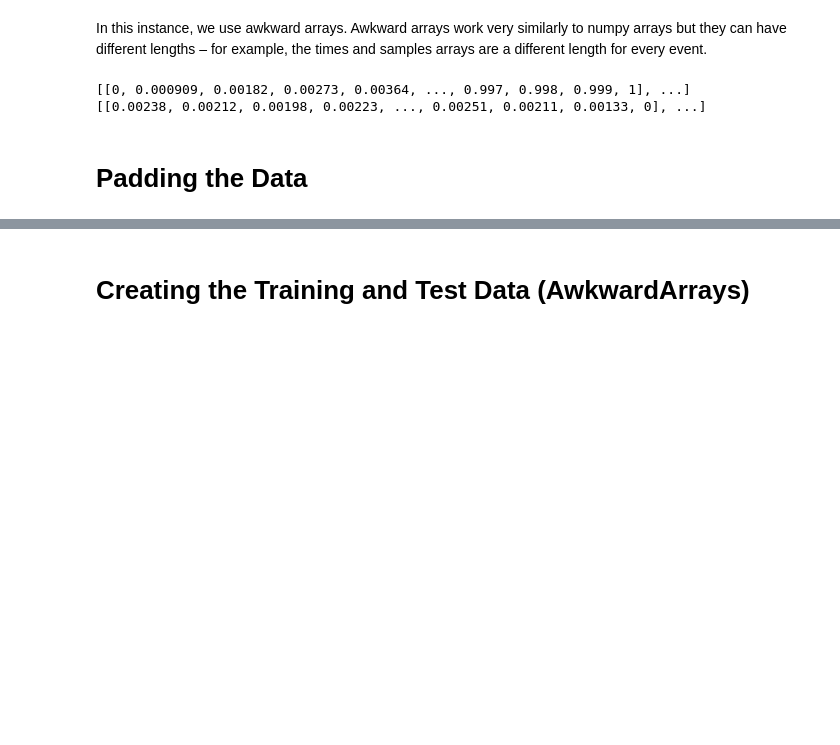
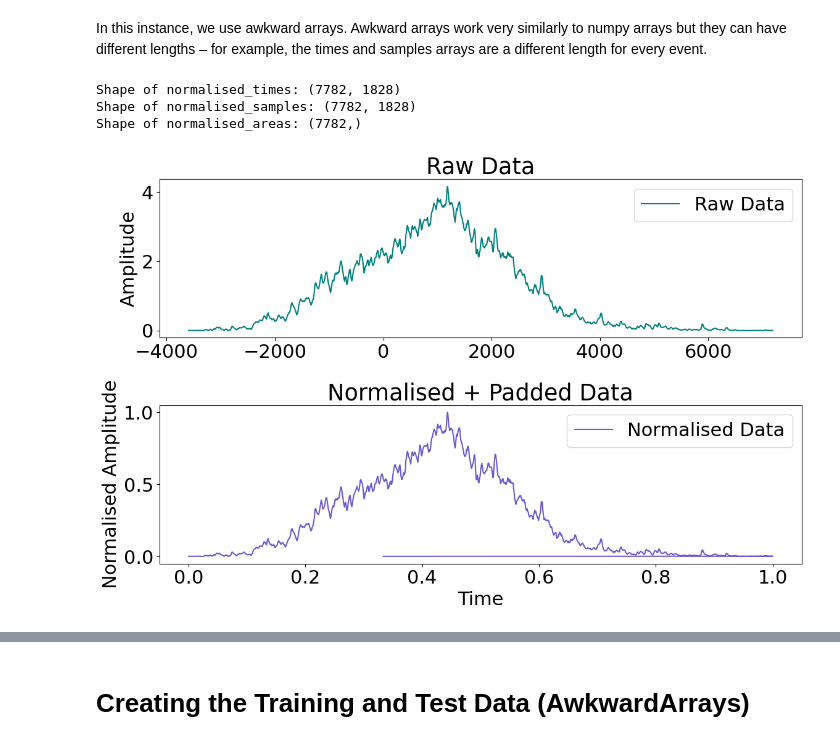
Before and after one commit to mojomixmaster/MSCIProject, a Jupyter notebook: FeatureEngineeringVisualisation.ipynb, the cells around one changed output, grey strips where cells are left out. Cells and saved outputs as stored; diff of their text form; code cells hidden in the pictures; blank space fills up the shorter version.

```diff
--- a/FeatureEngineeringVisualisation.ipynb
+++ b/FeatureEngineeringVisualisation.ipynb
@@ -66,20 +161,51 @@ print(arr.fields) #analogous to df.columns.tolist()
 In this instance, we use awkward arrays. Awkward arrays work very similarly to numpy arrays but they can have different lengths – for example, the times and samples arrays are a different length for every event.
 # %%
 def normalise_array(arr):
-    min_val = ak.min(arr, axis=-1)
-    max_val = ak.max(arr, axis=-1)
-    return (arr - min_val) / (max_val - min_val)
+    # normalise each sub-array individually
+    return np.array([
+        (sub_array - sub_array.min()) / (sub_array.max() - sub_array.min()) if sub_array.max() != sub_array.min() else sub_array
+        for sub_array in arr
+    ])
 
-# Apply normalization to each column
-normalised_times = normalise_array(arr['times'])
-normalised_samples = normalise_array(arr['samples'])
-normalised_areas = normalise_array(arr['area'])
+# Print minimum and length for testing
+# print(f"Minimum values of sub-arrays: {[sub_array.min() for sub_array in padded_times]}")
+# print(f"Length of sub-array 200: {len(padded_times[200])}")
 
-# Print or inspect the results
-print(normalised_times)
-print(normalised_samples)
+# Apply normalised to each column
+normalised_times = normalise_array(padded_times)
+normalised_samples = normalise_array(padded_samples)
+normalised_areas = normalise_array(ak.to_numpy(arr['area']))  # Ensure areas are NumPy arrays before normalisation
+
+# Verify the shapes of normalised arrays
+print(f"Shape of normalised_times: {normalised_times.shape}")
+print(f"Shape of normalised_samples: {normalised_samples.shape}")
+print(f"Shape of normalised_areas: {normalised_areas.shape}")
+
+fig, axs = plt.subplots(2, 1, figsize=(12, 8))  # axs is an array of Axes
+
+# Plot the first dataset in the first subplot
+axs[0].plot(arr['times'][300], arr['samples'][300], label='Raw Data', color='teal')
+axs[0].set_title("Raw Data")
+axs[0].set_ylabel("Amplitude")
+axs[0].legend()
+
+# Plot the second dataset in the second subplot
+axs[1].plot(normalised_times[300], normalised_samples[300], label='Normalised Data', color='slateblue')
+axs[1].set_title("Normalised + Padded Data")
+axs[1].set_ylabel("Normalised Amplitude")
+axs[1].legend()
+
+# Add overall labels
+plt.xlabel("Time")
+
+# Adjust spacing between subplots for readability
+plt.tight_layout()
+
+# Show the plot
+plt.savefig('Figures/rawvspadded.png')
+plt.show()
 # %% [output]
-[[0, 0.000909, 0.00182, 0.00273, 0.00364, ..., 0.997, 0.998, 0.999, 1], ...]
-[[0.00238, 0.00212, 0.00198, 0.00223, ..., 0.00251, 0.00211, 0.00133, 0], ...]
+Shape of normalised_times: (7782, 1828)
+Shape of normalised_samples: (7782, 1828)
+Shape of normalised_areas: (7782,)
+[figure, added]
-# %% [markdown]
-# Padding the Data
```
Also changed, not shown: parts of 43 cells of this notebook, 5 other files.
